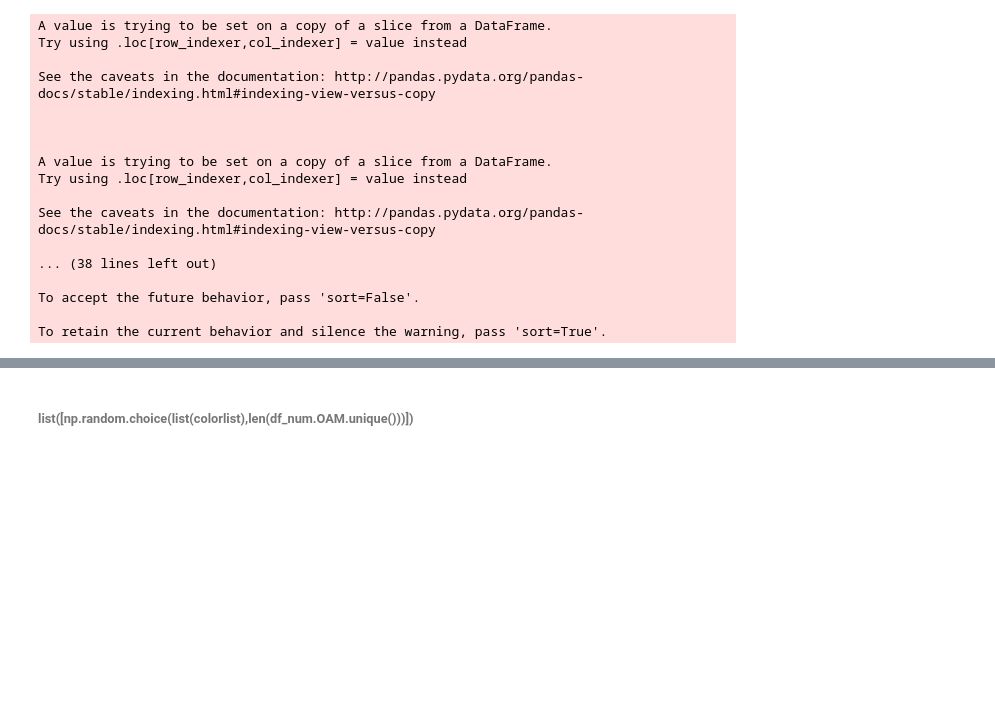
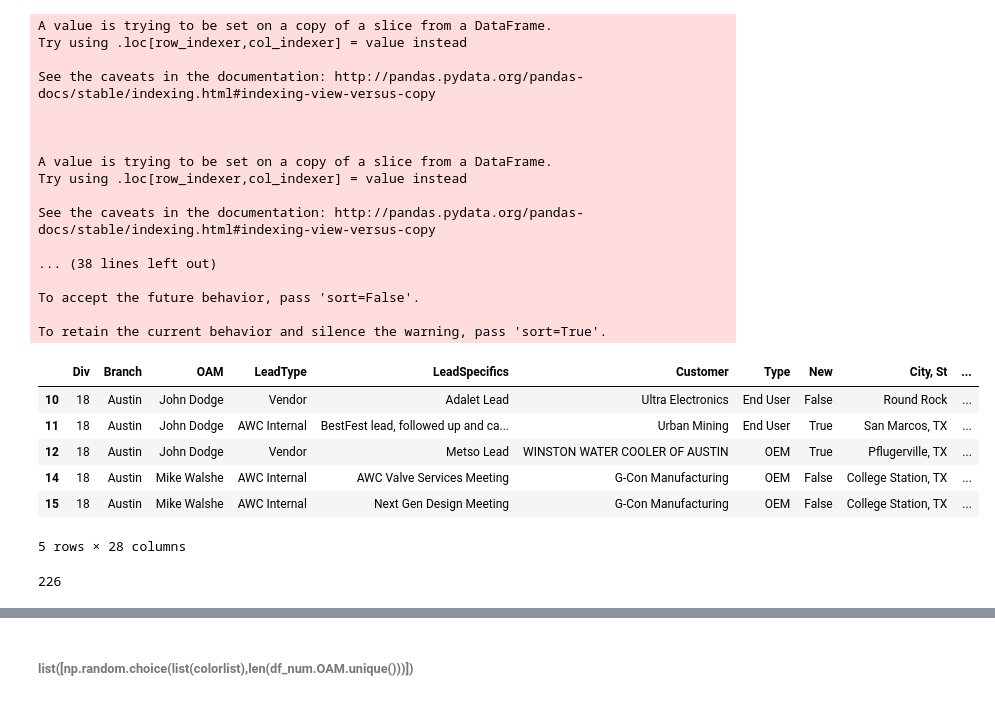
Before and after one commit to BlakeRosenhagen/OP_Dashboard, a Jupyter notebook: clean/clean/Untitled.ipynb, the cells around one changed output, grey strips where cells are left out. Saved outputs shown, nothing was run; the diff lists cells and outputs as text; code cells hidden in the pictures; blank space fills up the shorter version.

```diff
--- a/clean/clean/Untitled.ipynb
+++ b/clean/clean/Untitled.ipynb
@@ -55,6 +53,20 @@ See the caveats in the documentation: http://pandas.pydata.org/pandas-docs/stabl
 To accept the future behavior, pass 'sort=False'.
 
 To retain the current behavior and silence the warning, pass 'sort=True'.
+# %%
+df_num.loc[10:15,]
+# %% [output]
+|  | Div | Branch | OAM | LeadType | LeadSpecifics | Customer | Type | New | City, St | ... |
+| 10 | 18 | Austin | John Dodge | Vendor | Adalet Lead | Ultra Electronics | End User | False | Round Rock | ... |
+| 11 | 18 | Austin | John Dodge | AWC Internal | BestFest lead, followed up and ca... | Urban Mining | End User | True | San Marcos, TX | ... |
+| 12 | 18 | Austin | John Dodge | Vendor | Metso Lead | WINSTON WATER COOLER OF AUSTIN | OEM | True | Pflugerville, TX | ... |
+| 14 | 18 | Austin | Mike Walshe | AWC Internal | AWC Valve Services Meeting | G-Con Manufacturing | OEM | False | College Station, TX | ... |
+| 15 | 18 | Austin | Mike Walshe | AWC Internal | Next Gen Design Meeting | G-Con Manufacturing | OEM | False | College Station, TX | ... |
+5 rows × 28 columns
+# %%
+df_num.index[223]
+# %% [output]
+226
 # %%
 json.dumps(df_num.iloc[12:22].to_dict('records'))
 # %%
```
Also changed, not shown: parts of 28 cells of this notebook, 3 other files.
